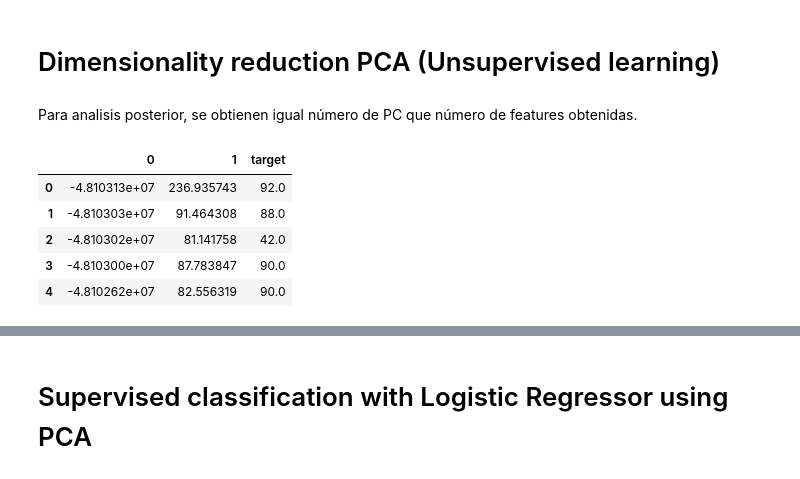
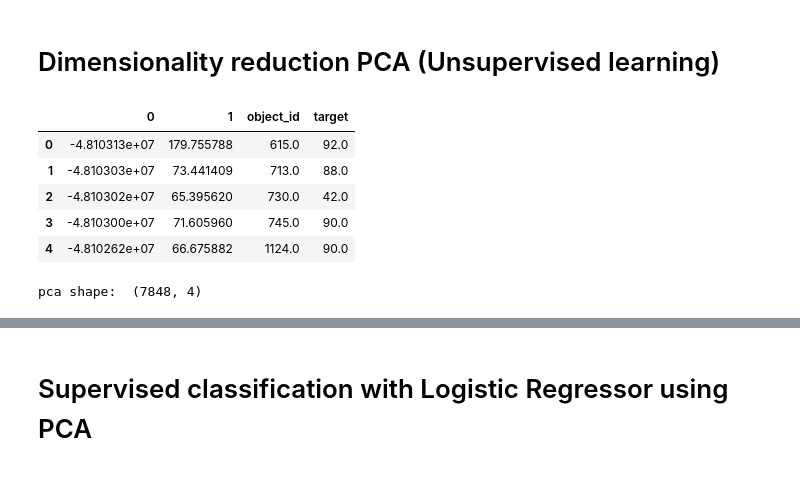
Before and after one commit to leoBravoRain/digital_courses, a Jupyter notebook: machine_learning_astroinformatics/Machine learning to Astroinformatics Course.ipynb, the cells around one changed output, grey strips where cells are left out. Cells and saved outputs as stored; diff of their text form; code cells hidden in the pictures.

```diff
--- a/machine_learning_astroinformatics/Machine learning to Astroinformatics Course.ipynb
+++ b/machine_learning_astroinformatics/Machine learning to Astroinformatics Course.ipynb
@@ -165,10 +155,10 @@ features_names = ['Amplitude',
 #                   'Gskew',
 #                  'LinearTrend',
 #                   'MaxSlope',
-                  'Mean',
-                  'Meanvariance',
-                  'MedianAbsDev',
-                  'MedianBRP',
+#                   'Mean',
+#                   'Meanvariance',
+#                   'MedianAbsDev',
+#                   'MedianBRP',
 #                  'PairSlopeTrend',
 #                   'PercentAmplitude',
 #                   'PercentDifferenceFluxPercentile',
@@ -178,10 +168,10 @@ features_names = ['Amplitude',
 #                   'Psi_eta' ,
 #                   'Q31',
 #                   'Rcs',
-                  'Skew',
+#                   'Skew',
 #                  'SlottedA_length',
 #                   'SmallKurtosis',
-                  'Std',
+#                   'Std',
 #                   'StetsonK' ,
 #                   'StetsonK_AC',
 #                  'StructureFunction_index_21',
@@ -350,34 +369,37 @@ f1_score(y,logistic_regression.predict(X), average = "weighted")
 # %% [markdown]
 # Dimensionality reduction PCA (Unsupervised learning)
-# %% [markdown]
-Para analisis posterior, se obtienen igual número de PC que número de features obtenidas.
 # %%
 # import library
 from sklearn.decomposition import PCA
 
 # define number of latent variables
-n_latent_variables = 2
+n_components = 2
 
 # define PCA model
-pca = PCA(n_components = n_latent_variables)
+pca = PCA(n_components = n_components)
 
 # get PCA
 principalComponents = pca.fit_transform(features_light_curves)
 
 # converting to DF
-pca_df = pd.DataFrame(data = principalComponents
-#              , columns = ['principal component 1', 'principal component 2'])
-                     )
+pca_df = pd.DataFrame(
+    data = principalComponents
+)
+
+# add object id
+pca_df["object_id"] = features_light_curves["object_id"].values
 
 # add target to DF
 pca_df["target"] = features_light_curves["target"].values
 
 # display dataframe
 display(pca_df.head())
+print("pca shape: ", pca_df.shape)
 # %% [output]
-|  | 0 | 1 | target |
-| 0 | -4.810313e+07 | 236.935743 | 92.0 |
-| 1 | -4.810303e+07 | 91.464308 | 88.0 |
-| 2 | -4.810302e+07 | 81.141758 | 42.0 |
-| 3 | -4.810300e+07 | 87.783847 | 90.0 |
-| 4 | -4.810262e+07 | 82.556319 | 90.0 |
+|  | 0 | 1 | object_id | target |
+| 0 | -4.810313e+07 | 179.755788 | 615.0 | 92.0 |
+| 1 | -4.810303e+07 | 73.441409 | 713.0 | 88.0 |
+| 2 | -4.810302e+07 | 65.395620 | 730.0 | 42.0 |
+| 3 | -4.810300e+07 | 71.605960 | 745.0 | 90.0 |
+| 4 | -4.810262e+07 | 66.675882 | 1124.0 | 90.0 |
+pca shape:  (7848, 4)
```
Also changed, not shown: parts of 20 cells of this notebook.
